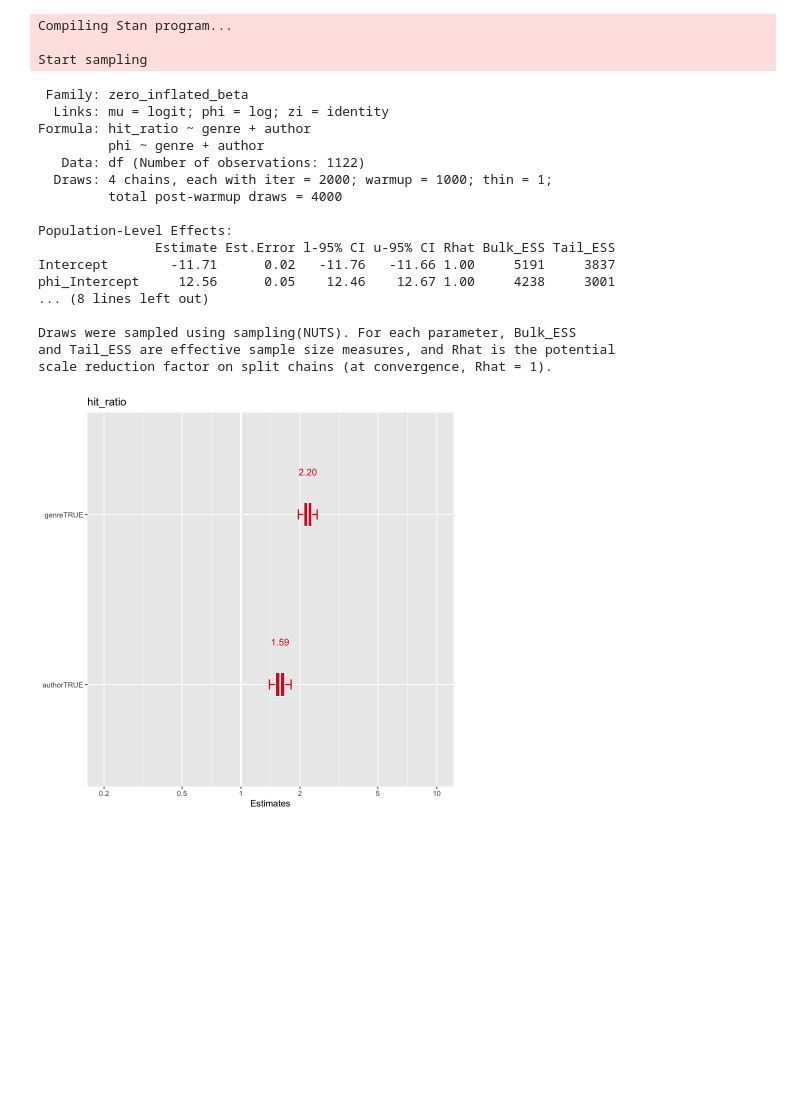
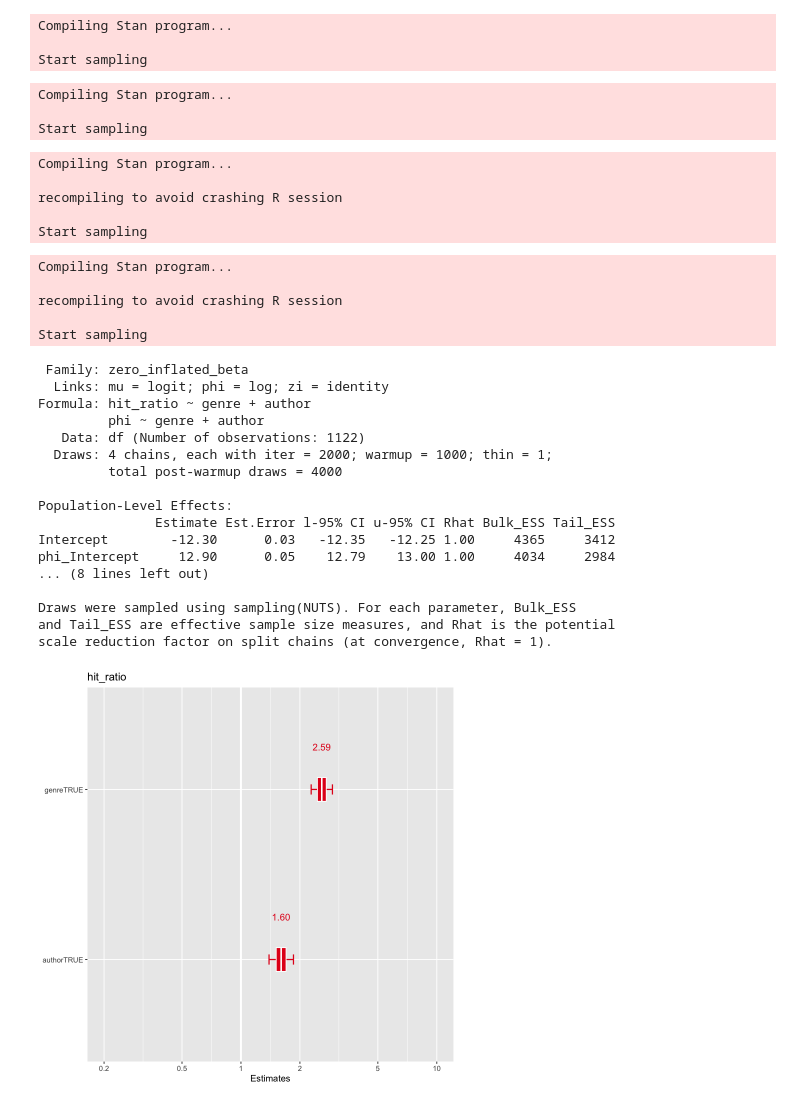
Before and after one commit to mikekestemont/zwerfverzen, a Jupyter notebook: notebooks/04-intertext-brms.ipynb, the cells around one changed output. Cells and saved outputs as stored; diff of their text form; code cells hidden in the pictures; blank space fills up the shorter version.

```diff
--- a/notebooks/04-intertext-brms.ipynb
+++ b/notebooks/04-intertext-brms.ipynb
@@ -115,5 +103,46 @@ $author
+# %%
+intercept_only <- brm(
+  bf(hit_ratio ~ 1,
+     phi ~ 1),
+  data = df,
+  family =  zero_inflated_beta(),
+  chains = 4, iter = 2000, warmup = 1000,
+  cores = 4, seed = 1234,
+)
+# %% [output]
+Compiling Stan program...
+
+Start sampling
+# %%
+genre_only <- brm(
+  bf(hit_ratio ~ genre,
+     phi ~ genre),
+  data = df,
+  family =  zero_inflated_beta(),
+  chains = 4, iter = 2000, warmup = 1000,
+  cores = 4, seed = 1234,
+)
+# %% [output]
+Compiling Stan program...
+
+Start sampling
+# %%
+author_only <- brm(
+  bf(hit_ratio ~ author,
+     phi ~ author),
+  data = df,
+  family =  zero_inflated_beta(),
+  chains = 4, iter = 2000, warmup = 1000,
+  cores = 4, seed = 1234,
+)
+# %% [output]
+Compiling Stan program...
+
+recompiling to avoid crashing R session
+
+Start sampling
 # %%
-model_beta_bayes <- brm(
+covariate <- brm(
   bf(hit_ratio ~ genre + author,
      phi ~ genre + author),
   data = df,
@@ -124,9 +153,11 @@ model_beta_bayes <- brm(
 # %% [output]
 Compiling Stan program...
 
+recompiling to avoid crashing R session
+
 Start sampling
 # %%
-model_beta_bayes
+covariate
 # %% [output]
  Family: zero_inflated_beta
   Links: mu = logit; phi = log; zi = identity
@@ -138,14 +169,14 @@ Formula: hit_ratio ~ genre + author
 
 Population-Level Effects:
                Estimate Est.Error l-95% CI u-95% CI Rhat Bulk_ESS Tail_ESS
-Intercept        -11.71      0.02   -11.76   -11.66 1.00     5191     3837
-phi_Intercept     12.56      0.05    12.46    12.67 1.00     4238     3001
+Intercept        -12.30      0.03   -12.35   -12.25 1.00     4365     3412
+phi_Intercept     12.90      0.05    12.79    13.00 1.00     4034     2984
 ... (8 lines left out)
 
 Draws were sampled using sampling(NUTS). For each parameter, Bulk_ESS
 and Tail_ESS are effective sample size measures, and Rhat is the potential
 scale reduction factor on split chains (at convergence, Rhat = 1).
 # %%
-plot_model(model_beta_bayes, type="est", show.values=T, sort.est=TRUE, terms = c("genreTRUE", "authorTRUE"))
+plot_model(covariate, type="est", show.values=T, sort.est=TRUE, terms=c("genreTRUE", "authorTRUE"))
 # %% [output]
-[figure, old version]
+[figure, new version]
```
Also changed, not shown: parts of 11 cells of this notebook.
